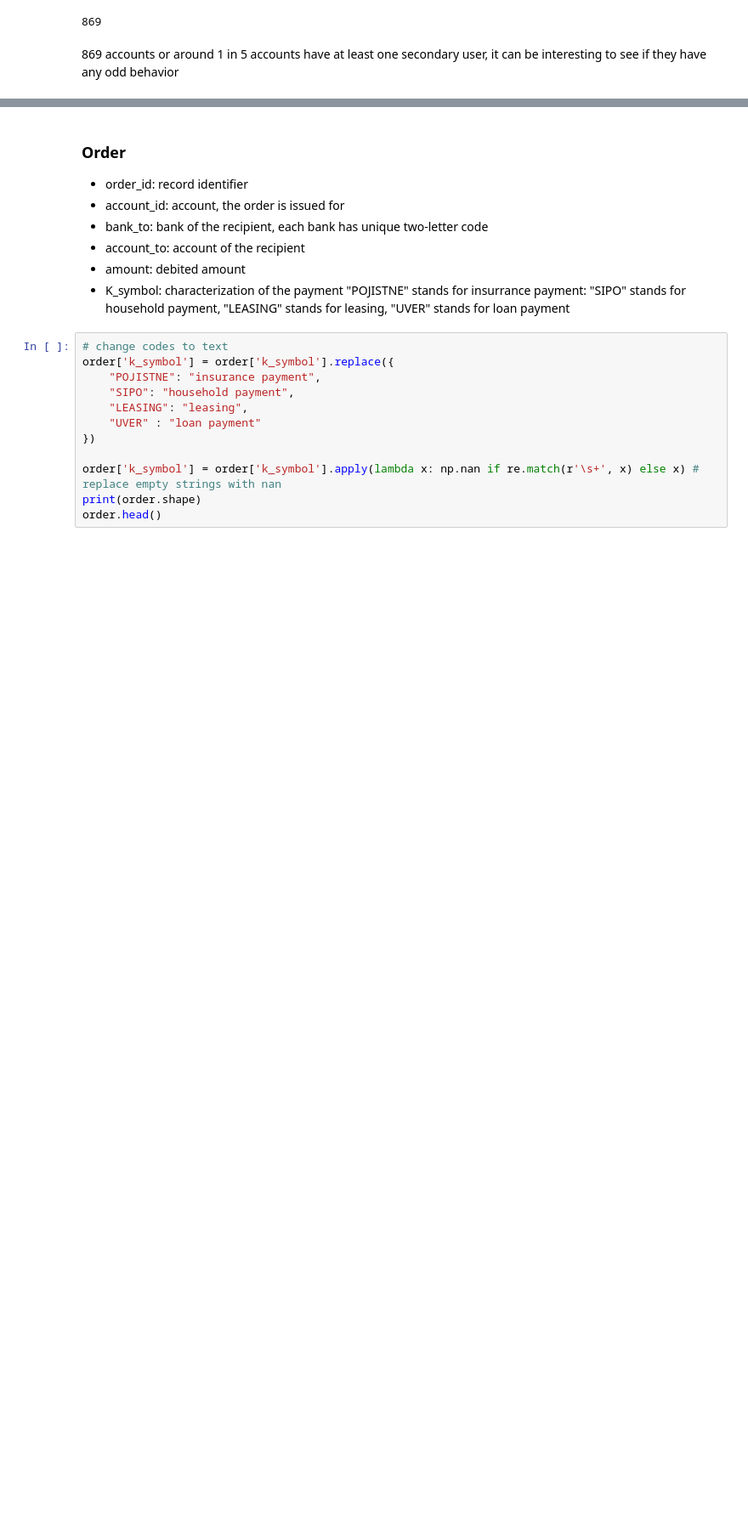
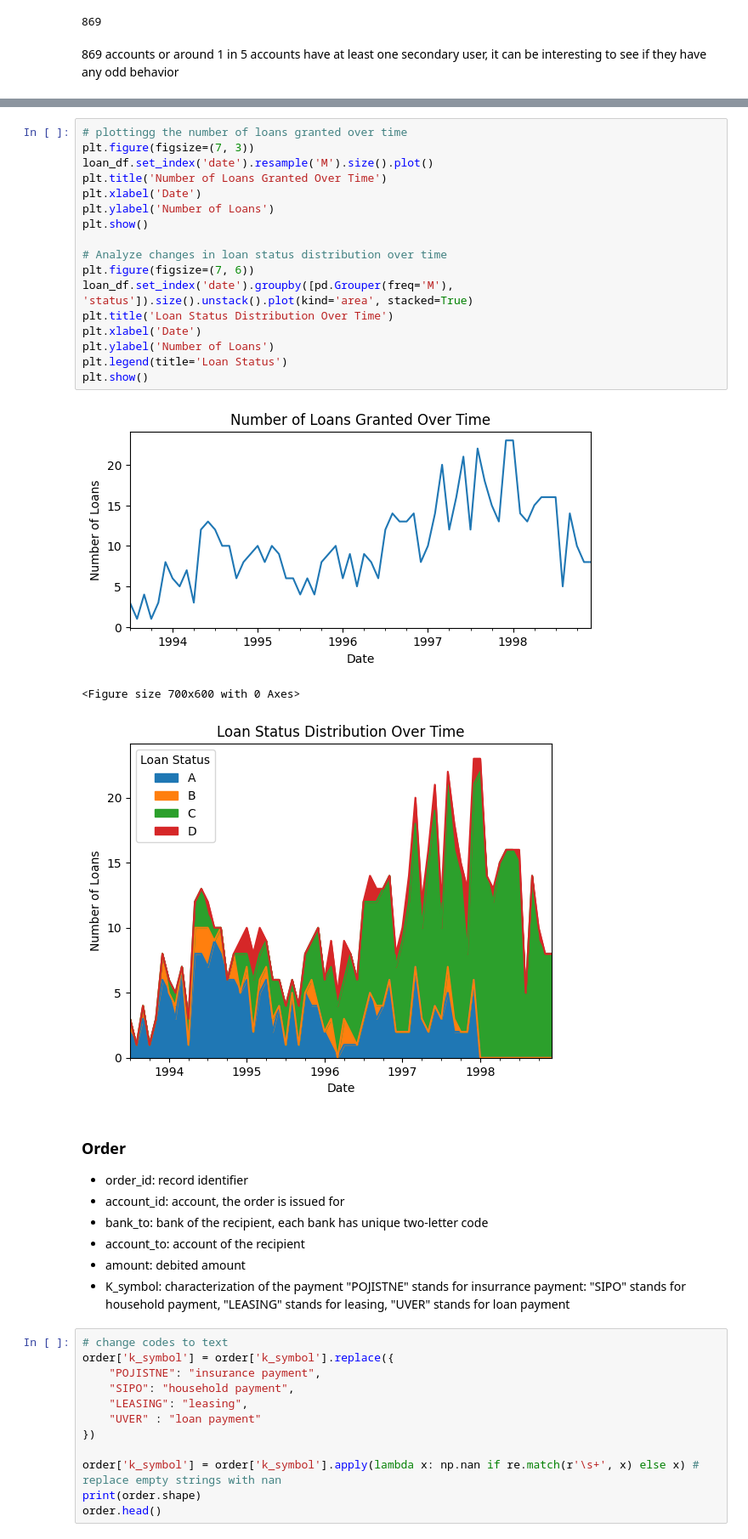
Before and after one commit to Nik8x/Anti_money_Laundering, a Jupyter notebook: Financial_Transactions_Data_Analysis.ipynb, the cells around one changed output, grey strips where cells are left out. Shown at 85% size. Saved outputs shown, nothing was run; the diff lists cells and outputs as text; blank space fills up the shorter version.

```diff
--- a/Financial_Transactions_Data_Analysis.ipynb
+++ b/Financial_Transactions_Data_Analysis.ipynb
@@ -284,3 +457,24 @@ disp.groupby('account_id')['type'].nunique().gt(1).sum()
+# %%
+# plottingg the number of loans granted over time
+plt.figure(figsize=(7, 3))
+loan_df.set_index('date').resample('M').size().plot()
+plt.title('Number of Loans Granted Over Time')
+plt.xlabel('Date')
+plt.ylabel('Number of Loans')
+plt.show()
+
+# Analyze changes in loan status distribution over time
+plt.figure(figsize=(7, 6))
+loan_df.set_index('date').groupby([pd.Grouper(freq='M'), 'status']).size().unstack().plot(kind='area', stacked=True)
+plt.title('Loan Status Distribution Over Time')
+plt.xlabel('Date')
+plt.ylabel('Number of Loans')
+plt.legend(title='Loan Status')
+plt.show()
+# %% [output]
+[figure, added]
+<Figure size 700x600 with 0 Axes>
+[figure, added]
 # %% [markdown]
 ### Order
 *   order_id:	record identifier
```
Also changed, not shown: parts of 72 cells of this notebook.
